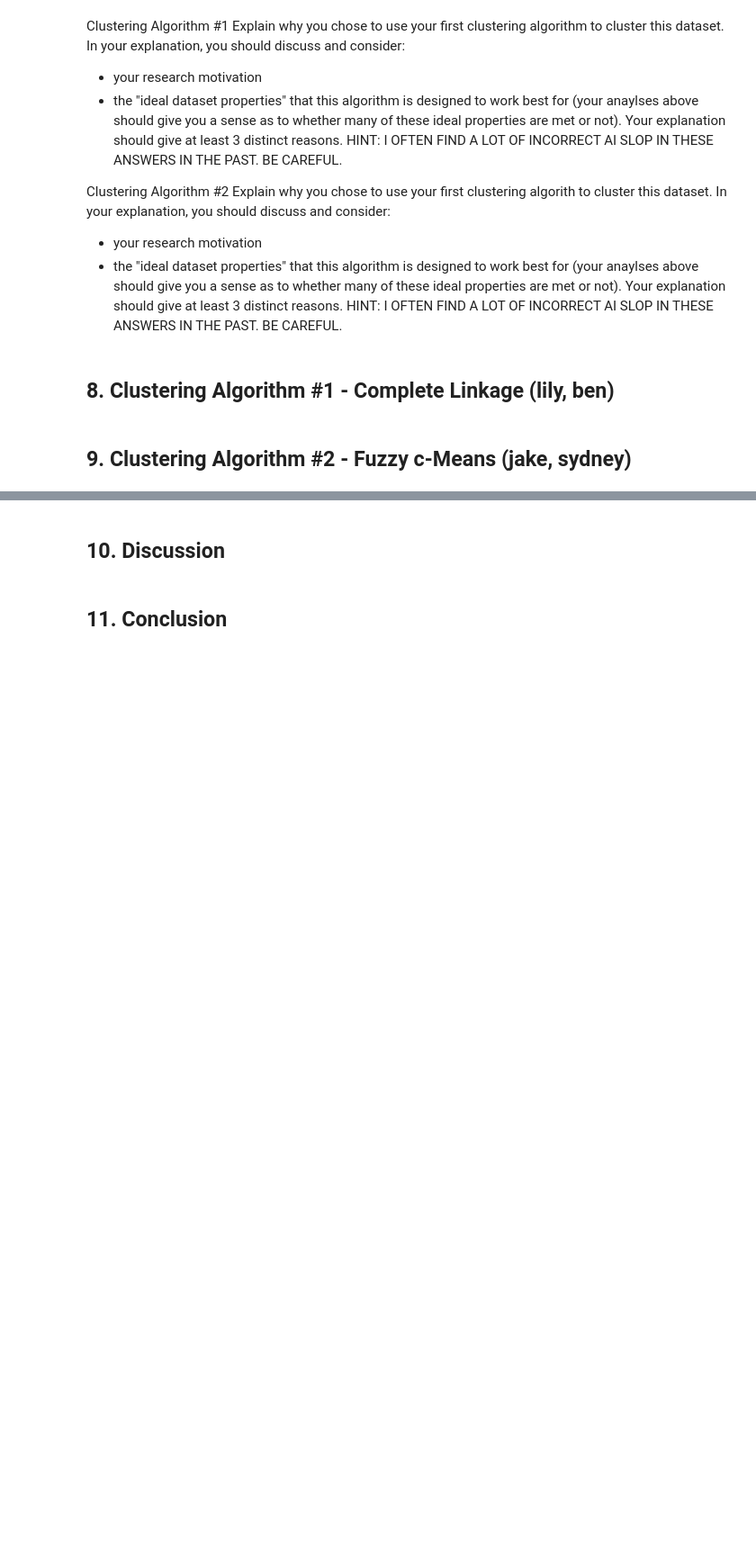
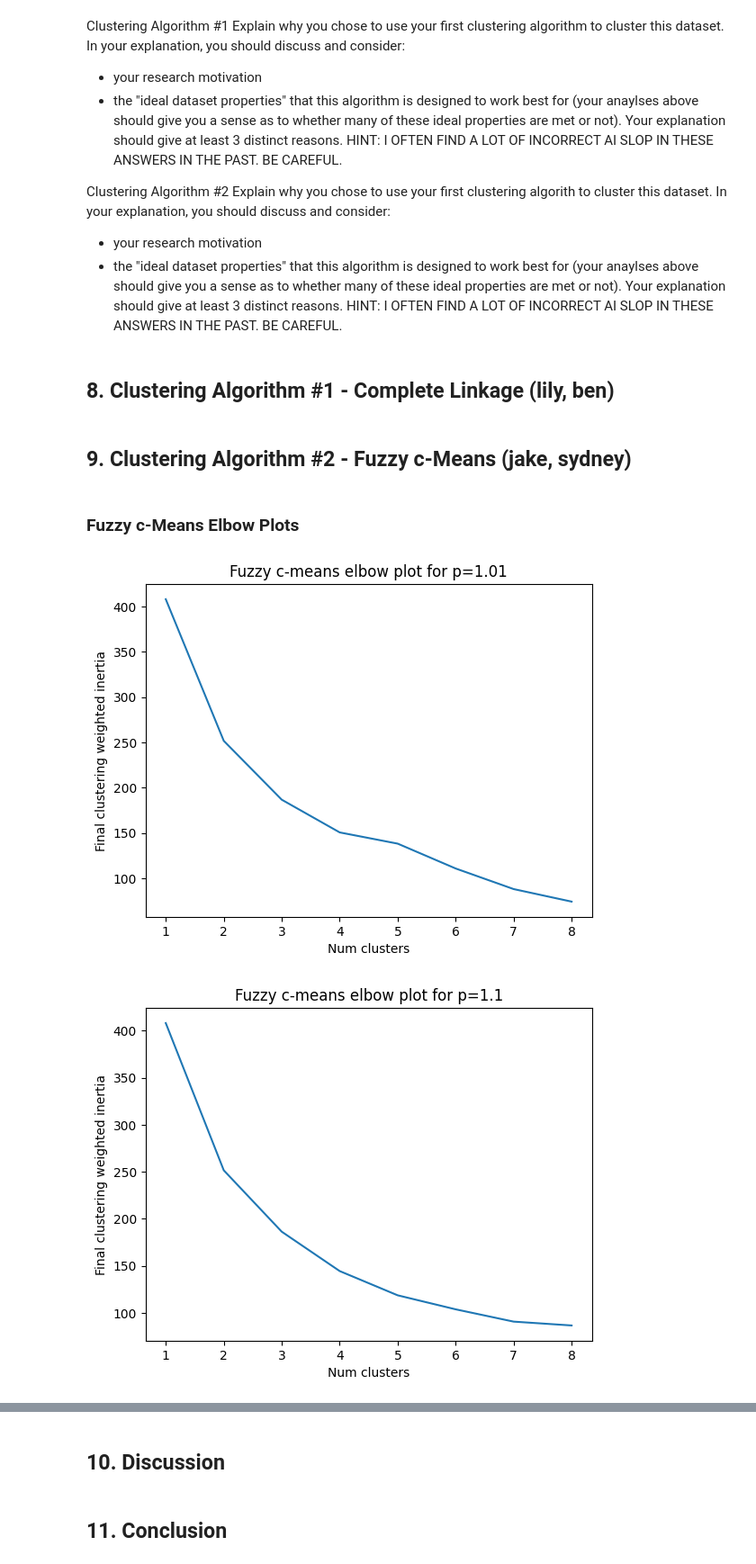
Before and after one commit to BenLeidig/stat437-project, a Jupyter notebook: project_template.ipynb, the cells around one changed output, grey strips where cells are left out. Shown at 90% size. Cells and saved outputs as stored; diff of their text form; code cells hidden in the pictures; blank space fills up the shorter version.

Commit message:
start fuzzy c means section

```diff
--- a/project_template.ipynb
+++ b/project_template.ipynb
@@ -270,3 +281,20 @@ CAREFUL.
 ## 8. Clustering Algorithm #1 - Complete Linkage (lily, ben)
 # %% [markdown]
 ## 9. Clustering Algorithm #2 - Fuzzy c-Means (jake, sydney)
+# %% [markdown]
+### Fuzzy c-Means Elbow Plots
+# %%
+for p in [1.01, 1.1, 1.3, 1.7]:
+    inertias = []
+    for c in range(1,9):
+        centroids, W, W_0, dist_mat, history, iters, ndpc = cmeans(df_scaled.T, c=c, m=p, error=1e-6, maxiter=20000, seed=100)
+        inertias.append(history[len(history) - 1])
+
+    plt.plot(range(1,9), inertias)
+    plt.xlabel('Num clusters')
+    plt.ylabel('Final clustering weighted inertia')
+    plt.title(f'Fuzzy c-means elbow plot for p={p}')
+    plt.show()
+# %% [output]
+[figure, added]
+[figure, added]
```
Also changed, not shown: parts of 16 cells of this notebook.
